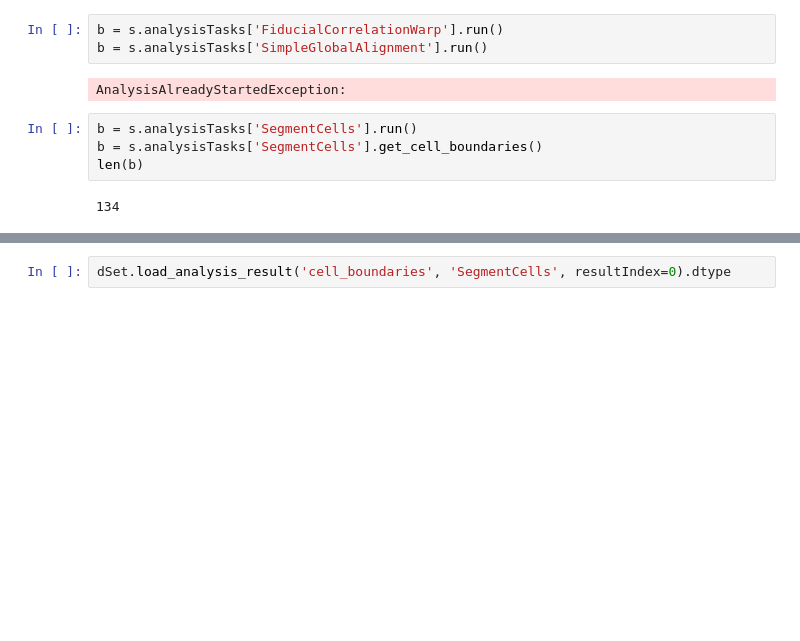
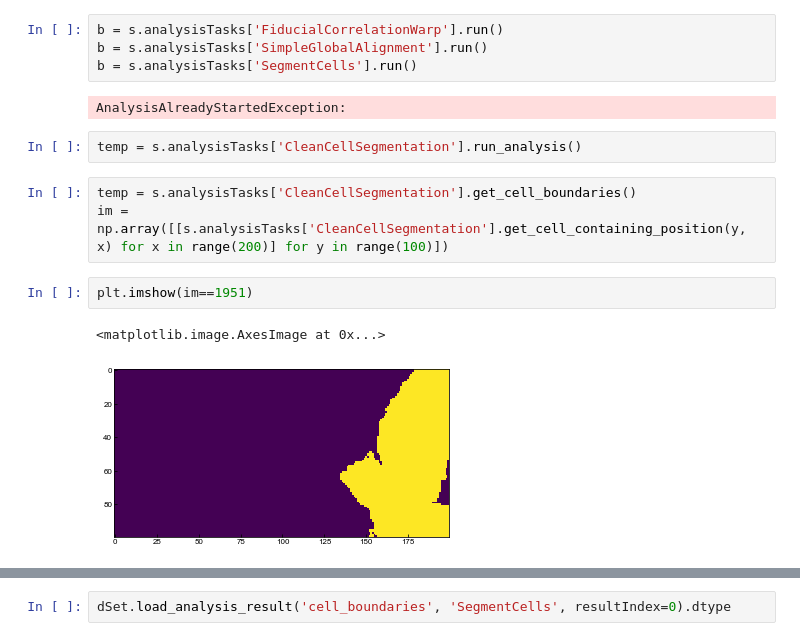
Before and after one commit to emanuega/MERlin, a Jupyter notebook: SegmentTest.ipynb, the cells around one changed output, grey strips where cells are left out. Drawn from its saved outputs; the diff is of its cells as text; blank space fills up the shorter version.

```diff
--- a/SegmentTest.ipynb
+++ b/SegmentTest.ipynb
@@ -42,11 +43,16 @@ s.analysisTasks['SegmentCells'].get_dependencies()
 # %%
 b = s.analysisTasks['FiducialCorrelationWarp'].run()
 b = s.analysisTasks['SimpleGlobalAlignment'].run()
+b = s.analysisTasks['SegmentCells'].run()
 # %% [output]
 AnalysisAlreadyStartedException:
-# %%
-b = s.analysisTasks['SegmentCells'].run()
-b = s.analysisTasks['SegmentCells'].get_cell_boundaries()
-len(b)
-# %% [output]
-134
+# %%
+temp = s.analysisTasks['CleanCellSegmentation'].run_analysis()
+# %%
+temp = s.analysisTasks['CleanCellSegmentation'].get_cell_boundaries()
+im = np.array([[s.analysisTasks['CleanCellSegmentation'].get_cell_containing_position(y, x) for x in range(200)] for y in range(100)])
+# %%
+plt.imshow(im==1951)
+# %% [output]
+<matplotlib.image.AxesImage at 0x...>
+[figure, added]
```
Also changed, not shown: parts of 30 cells of this notebook.
